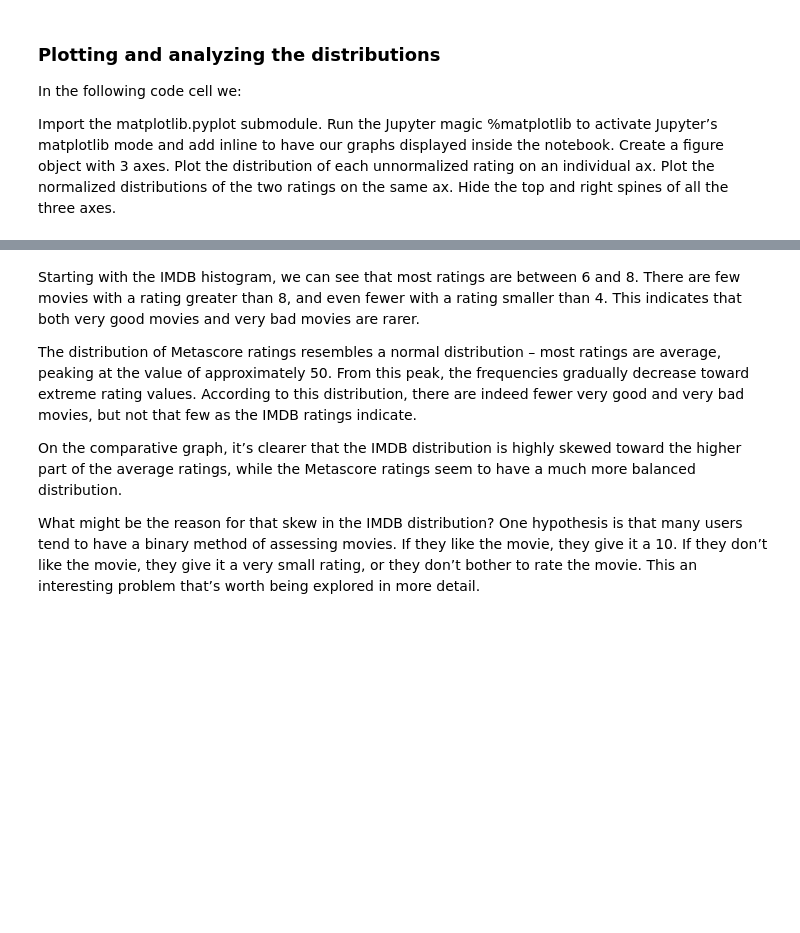
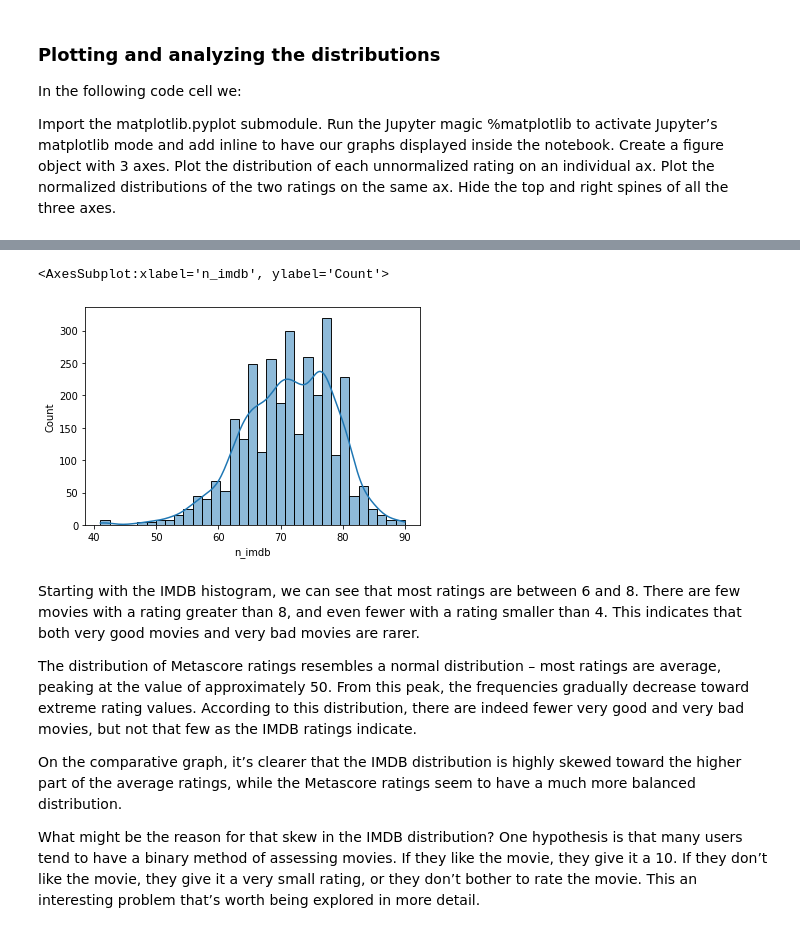
Before and after one commit to osumorodgers/IMDB_scraper, a Jupyter notebook: scraper.ipynb, the cells around one changed output, grey strips where cells are left out. Drawn from its saved outputs; the diff is of its cells as text; code cells hidden in the pictures; blank space fills up the shorter version.

```diff
--- a/scraper.ipynb
+++ b/scraper.ipynb
@@ -471,3 +520,8 @@ No handles with labels found to put in legend.
+# %%
+sns.histplot(data=movie_ratings, x="n_imdb", kde=True)
+# %% [output]
+<AxesSubplot:xlabel='n_imdb', ylabel='Count'>
+[figure, added]
 # %% [markdown]
 Starting with the IMDB histogram, we can see that most ratings are between 6 and 8. There are few movies with a rating greater than 8, and even fewer with a rating smaller than 4. This indicates that both very good movies and very bad movies are rarer.
 
```
Also changed, not shown: parts of 18 cells of this notebook, 5 other files.
